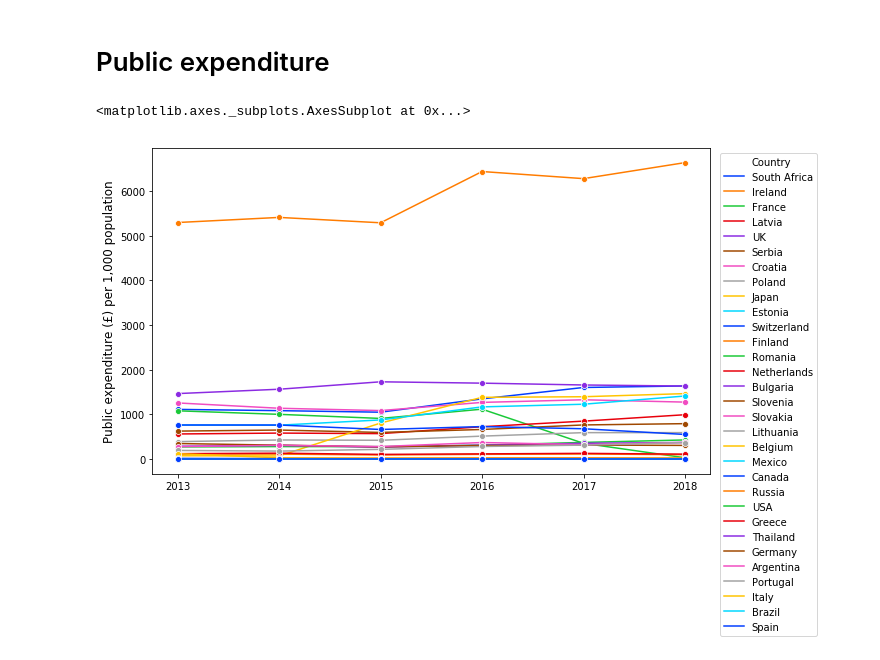
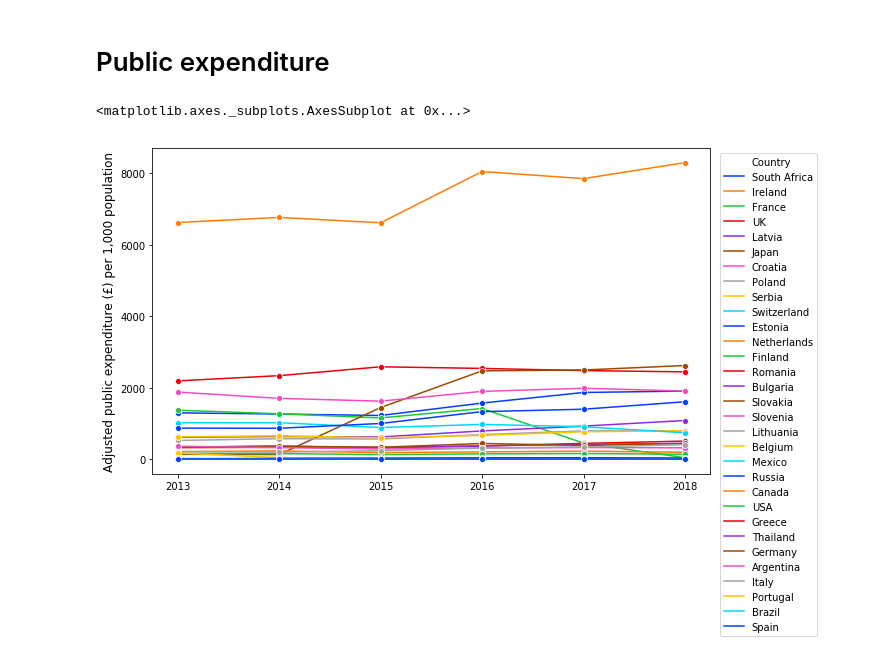
Before and after one commit to georgiarichards/otc_codeine, a Jupyter notebook: figures_otc.ipynb, the cells around one changed output. Cells and saved outputs as stored; diff of their text form; code cells hidden in the pictures.

```diff
--- a/figures_otc.ipynb
+++ b/figures_otc.ipynb
@@ -11,6 +11,6 @@ import matplotlib.pyplot as plt
 # %% [markdown]
 # Import data
 # %%
-df1 = pd.read_csv("/Users/georgiarichards/Desktop/Python/OTC/otc_sales_long2.csv")
-df1
+df1 = pd.read_csv("/Users/georgiarichards/Desktop/Python/OTC/data_otc_long.csv")
+df1.head()
 # %% [output]
@@ -156,17 +287,17 @@ fig2
 # %% [markdown]
 # Public expenditure
 # %%
-# this graphs the public expenditure for all 31 countries
-fig3 = sns.lineplot(data=df1,
-                    x='year', y='costpop',
+# this graphs the public expenditure for all 31 countries - adjusted with IQVIA coverage
+fig5 = sns.lineplot(data=df1,
+                    x='year', y='costpopadj',
                     hue='Country',
                     palette="bright",
                     marker="o")
 plt.xlabel(" ")
-plt.ylabel("Public expenditure (£) per 1,000 population", fontsize= 12)
+plt.ylabel("Adjusted public expenditure (£) per 1,000 population", fontsize= 12)
 plt.legend(loc='upper right', bbox_to_anchor=(1.2, 1))
-plt.savefig('fig3.png')
-fig3
+plt.savefig('fig5.png')
+fig5
 # %% [output]
 <matplotlib.axes._subplots.AxesSubplot at 0x...>
-[figure, old version]
+[figure, new version]
```
Also changed, not shown: parts of 19 cells of this notebook, 4 other files.
